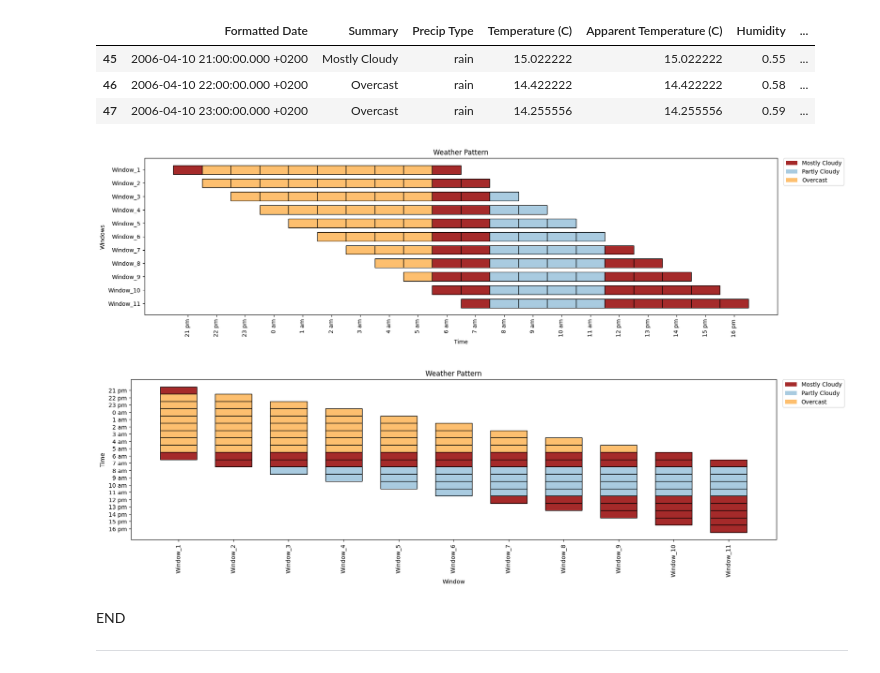
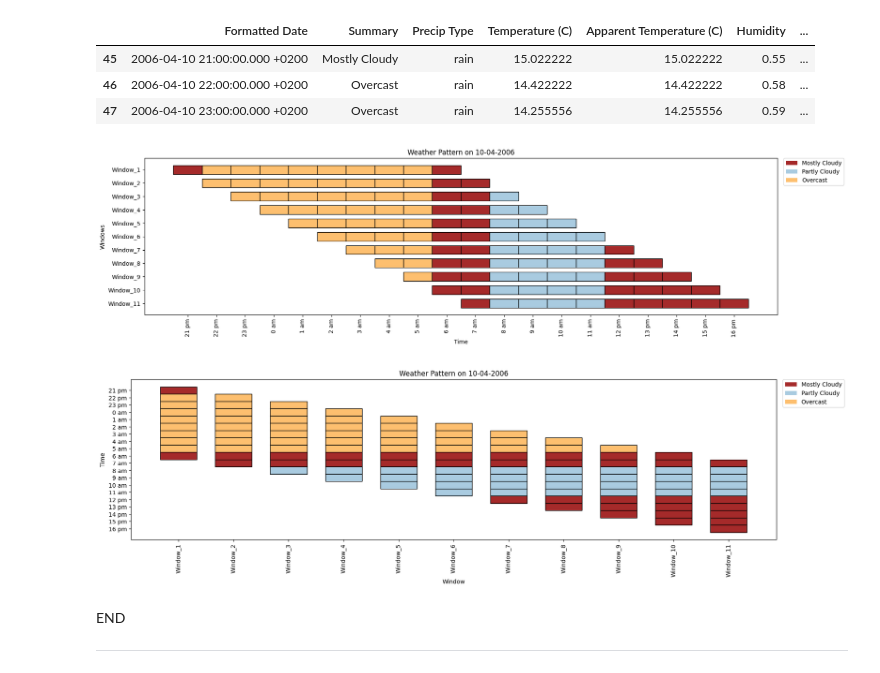
Before and after one commit to BodduSriPavan-111/kitikiplot, a Jupyter notebook: examples/Weather_Pattern.ipynb, the cells around one changed output. Cells and saved outputs as stored; diff of their text form; code cells hidden in the pictures.

```diff
--- a/examples/Weather_Pattern.ipynb
+++ b/examples/Weather_Pattern.ipynb
@@ -33,27 +33,27 @@ Shape:  (20, 12)
 # %%
 index= 0
 
 weather_data= ['Mostly Cloudy', 'Overcast', 'Overcast', 'Overcast', 'Overcast', 'Overcast', 'Overcast', 'Overcast',
                'Overcast', 'Mostly Cloudy', 'Mostly Cloudy', 'Partly Cloudy', 'Partly Cloudy', 'Partly Cloudy',
                'Partly Cloudy', 'Mostly Cloudy', 'Mostly Cloudy', 'Mostly Cloudy', 'Mostly Cloudy', 'Mostly Cloudy']
 time_period= ['21 pm', '22 pm', '23 pm', '0 am', '1 am', '2 am', '3 am', '4 am', '5 am', '6 am', '7 am', '8 am', '9 am',
                '10 am', '11 am', '12 pm', '13 pm', '14 pm', '15 pm', '16 pm']
 ktk= KitikiPlot( data= weather_data, stride= 1, window_length= 10 )
 ktk.plot(
         figsize= (20, 5),
         cell_width= 2,
         transpose= True,
         ytick_prefix= "Window",
         xlabel= "Time",
         ylabel= "Windows",
         xticks_values= time_period,
         xticks_rotation= 90,
         cmap= {"Mostly Cloudy": "brown", "Partly Cloudy": "#a9cbe0","Overcast": "#fdbf6f"},
         legend_kwargs= {"bbox_to_anchor": (1.01, 1), "loc":'upper left', "borderaxespad": 0.},
         display_legend= True,
-        title= "Weather Pattern")
+        title= "Weather Pattern on 10-04-2006")
 # %% [output]
-[figure, old version]
+[figure, new version]
 # %%
 index= 0
 
@@ -74,9 +74,9 @@ ktk.plot(
         cmap= {"Mostly Cloudy": "brown", "Partly Cloudy": "#a9cbe0","Overcast": "#fdbf6f"},
         legend_kwargs= {"bbox_to_anchor": (1.01, 1), "loc":'upper left', "borderaxespad": 0.},
         display_legend= True,
-        title= "Weather Pattern")
+        title= "Weather Pattern on 10-04-2006")
 # %% [output]
-[figure, old version]
+[figure, new version]
 # %% [markdown]
 END
 _____
```
Also changed, not shown: 2 other files.
